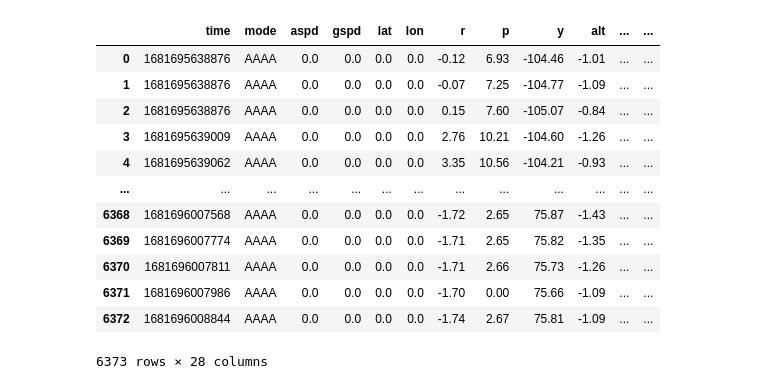
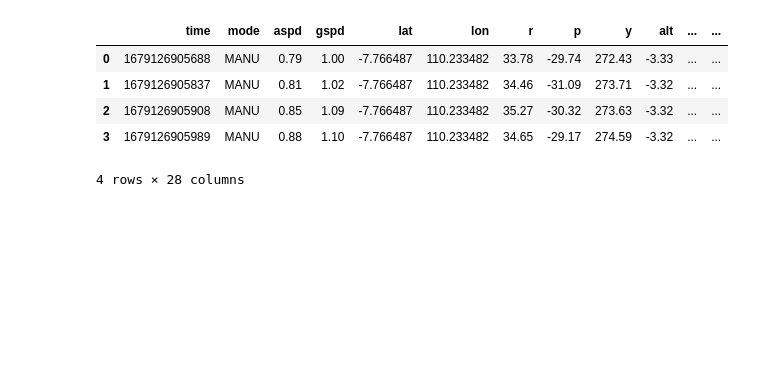
Before and after one commit to PetrusAriaa/python-projects, a Jupyter notebook: test.ipynb, the cells around one changed output. Drawn from its saved outputs; the diff is of its cells as text; code cells hidden in the pictures; blank space fills up the shorter version.

```diff
--- a/test.ipynb
+++ b/test.ipynb
@@ -1,22 +1,15 @@
 # %%
 import pandas as pd
 
-df = pd.read_csv('./data/terbang2.csv')
-df
+df = pd.read_csv('./data/mission_terbang_auto_2.csv')
+df.head(4)
 # %% [output]
 |  | time | mode | aspd | gspd | lat | lon | r | p | y | alt | ... | ... |
-| 0 | 1681695638876 | AAAA | 0.0 | 0.0 | 0.0 | 0.0 | -0.12 | 6.93 | -104.46 | -1.01 | ... | ... |
-| 1 | 1681695638876 | AAAA | 0.0 | 0.0 | 0.0 | 0.0 | -0.07 | 7.25 | -104.77 | -1.09 | ... | ... |
-| 2 | 1681695638876 | AAAA | 0.0 | 0.0 | 0.0 | 0.0 | 0.15 | 7.60 | -105.07 | -0.84 | ... | ... |
-| 3 | 1681695639009 | AAAA | 0.0 | 0.0 | 0.0 | 0.0 | 2.76 | 10.21 | -104.60 | -1.26 | ... | ... |
-| 4 | 1681695639062 | AAAA | 0.0 | 0.0 | 0.0 | 0.0 | 3.35 | 10.56 | -104.21 | -0.93 | ... | ... |
-| ... | ... | ... | ... | ... | ... | ... | ... | ... | ... | ... | ... | ... |
-| 6368 | 1681696007568 | AAAA | 0.0 | 0.0 | 0.0 | 0.0 | -1.72 | 2.65 | 75.87 | -1.43 | ... | ... |
-| 6369 | 1681696007774 | AAAA | 0.0 | 0.0 | 0.0 | 0.0 | -1.71 | 2.65 | 75.82 | -1.35 | ... | ... |
-| 6370 | 1681696007811 | AAAA | 0.0 | 0.0 | 0.0 | 0.0 | -1.71 | 2.66 | 75.73 | -1.26 | ... | ... |
-| 6371 | 1681696007986 | AAAA | 0.0 | 0.0 | 0.0 | 0.0 | -1.70 | 0.00 | 75.66 | -1.09 | ... | ... |
-| 6372 | 1681696008844 | AAAA | 0.0 | 0.0 | 0.0 | 0.0 | -1.74 | 2.67 | 75.81 | -1.09 | ... | ... |
+| 0 | 1679126905688 | MANU | 0.79 | 1.00 | -7.766487 | 110.233482 | 33.78 | -29.74 | 272.43 | -3.33 | ... | ... |
+| 1 | 1679126905837 | MANU | 0.81 | 1.02 | -7.766487 | 110.233482 | 34.46 | -31.09 | 273.71 | -3.32 | ... | ... |
+| 2 | 1679126905908 | MANU | 0.85 | 1.09 | -7.766487 | 110.233482 | 35.27 | -30.32 | 273.63 | -3.32 | ... | ... |
+| 3 | 1679126905989 | MANU | 0.88 | 1.10 | -7.766487 | 110.233482 | 34.65 | -29.17 | 274.59 | -3.32 | ... | ... |
-6373 rows × 28 columns
+4 rows × 28 columns
 # %%
 import matplotlib.pyplot as plt
 
```
Also changed, not shown: parts of 7 cells of this notebook.
